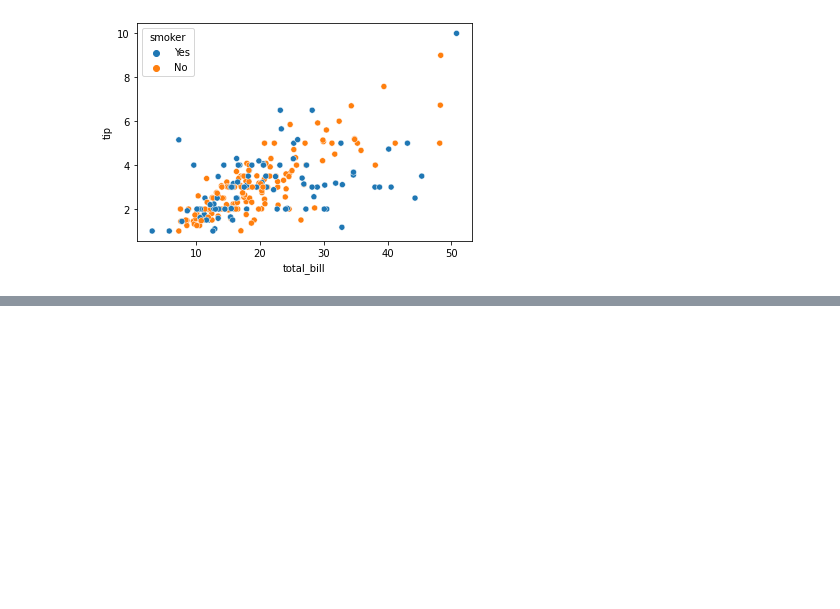
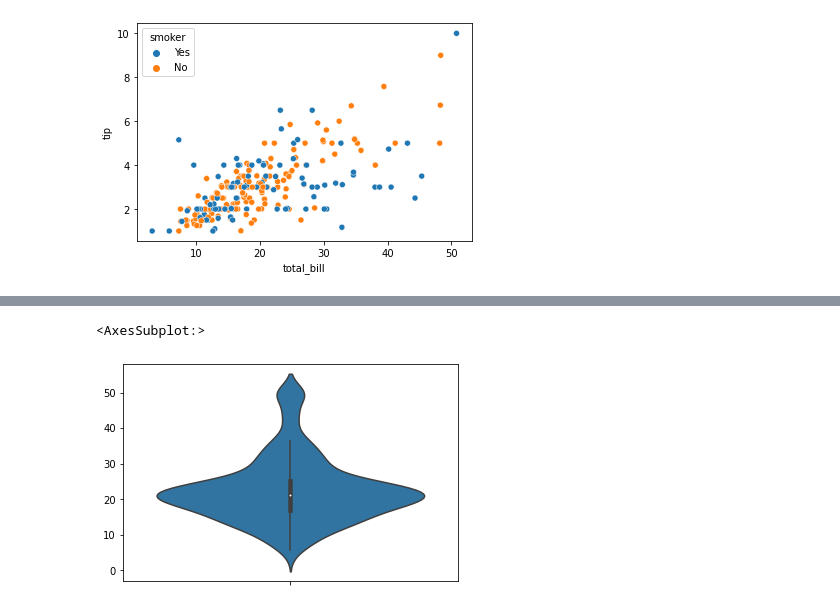
Before and after one commit to savagecarol/machine-learning, a Jupyter notebook: ml-bootcamp/matplotlib_seaborn/exploring_seaborn.ipynb, the cells around one changed output, grey strips where cells are left out. Drawn from its saved outputs; the diff is of its cells as text; code cells hidden in the pictures; blank space fills up the shorter version.

```diff
--- a/ml-bootcamp/exploring_seaborn.ipynb
+++ b/ml-bootcamp/matplotlib_seaborn/exploring_seaborn.ipynb
@@ -104,0 +116,7 @@ sns.scatterplot(data["total_bill"],data["tip"],hue = data["smoker"])
+# %%
+x,y = load_boston(return_X_y=True)
+# %%
+sns.violinplot(y=y)
+# %% [output]
+<AxesSubplot:>
+[figure, added]
```
Also changed, not shown: parts of 3 cells of this notebook, 3 other files.
